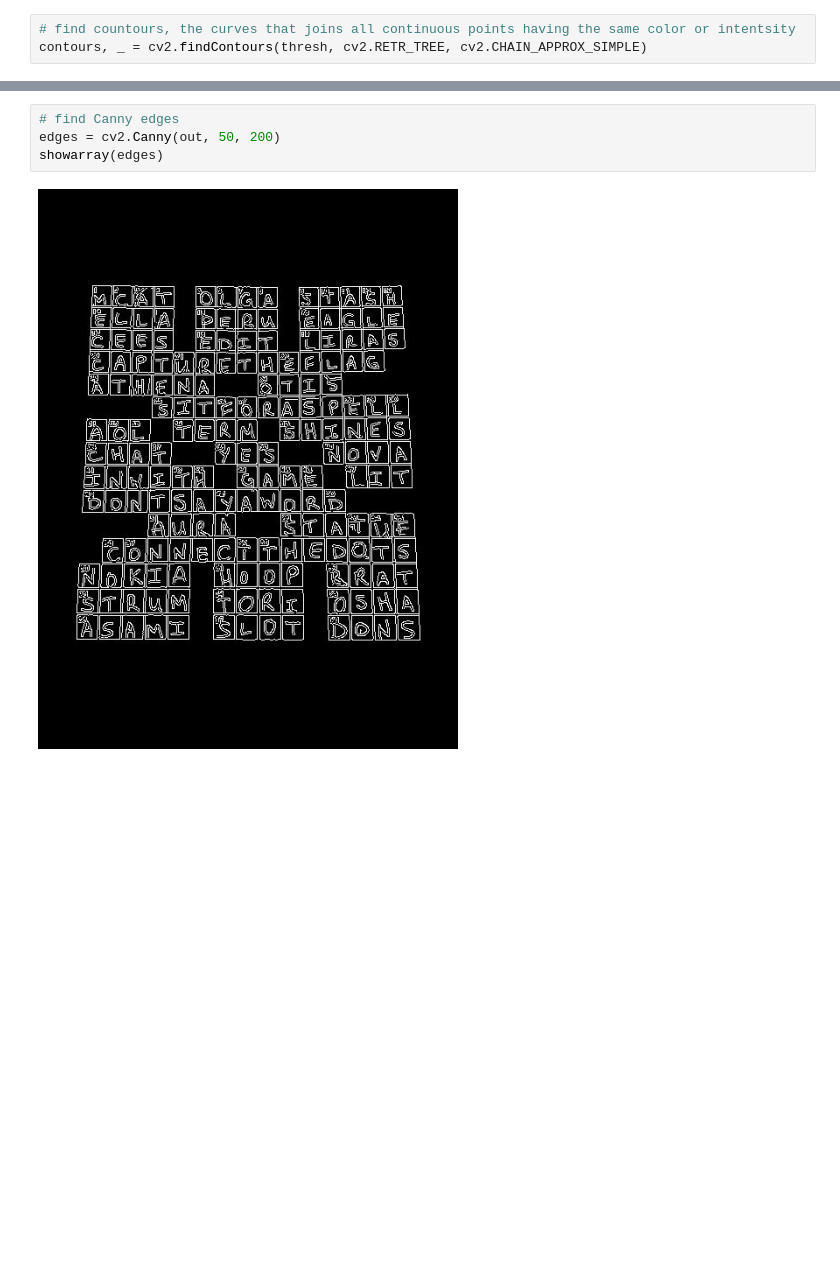
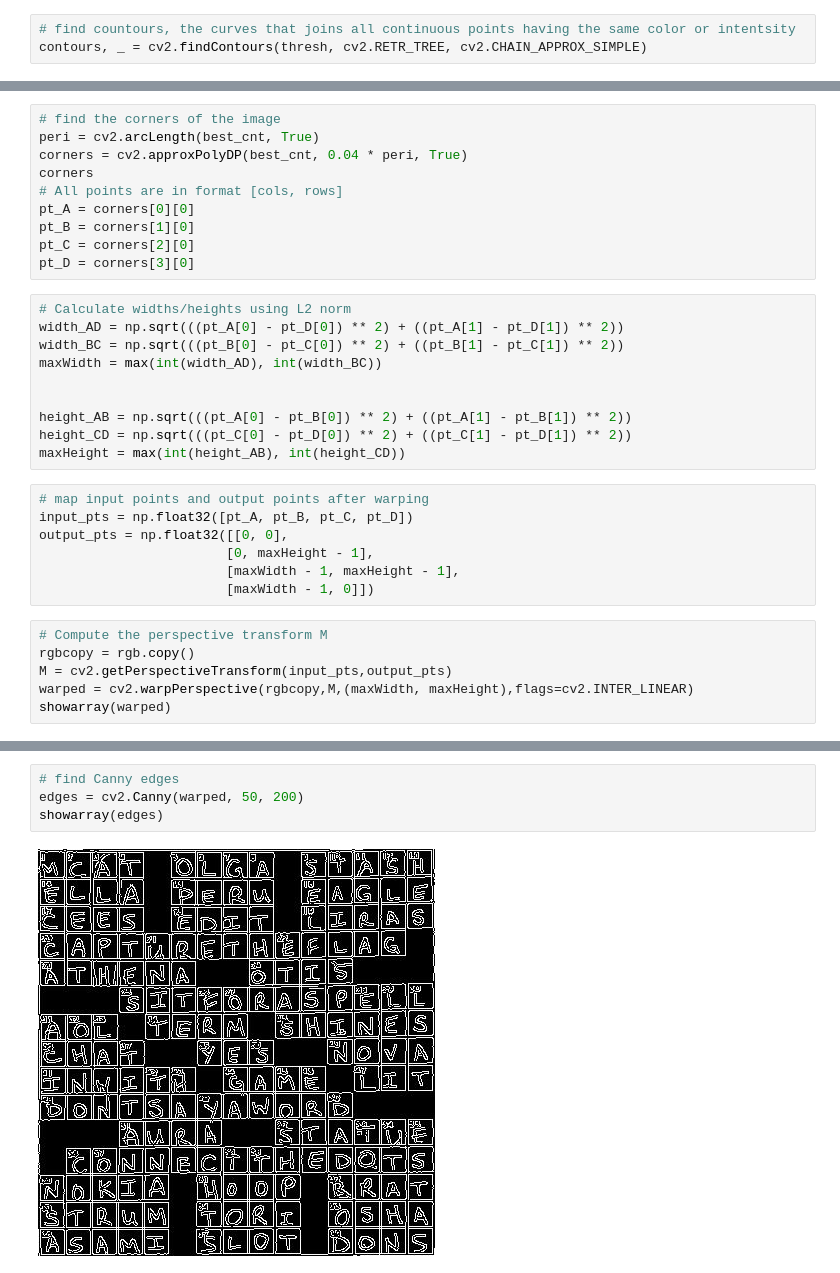
Before and after one commit to bertwagner/nyt_print_crossword_checker, a Jupyter notebook: ml_model/notebooks/10-bw-process-raw-images.ipynb, the cells around one changed output, grey strips where cells are left out. Cells and saved outputs as stored; diff of their text form; blank space fills up the shorter version.

Commit message:
warps image and gets better lines

```diff
--- a/ml_model/notebooks/10-bw-process-raw-images.ipynb
+++ b/ml_model/notebooks/10-bw-process-raw-images.ipynb
@@ -84,0 +70,33 @@ showarray(out)
+# %%
+# find the corners of the image
+peri = cv2.arcLength(best_cnt, True)
+corners = cv2.approxPolyDP(best_cnt, 0.04 * peri, True)
+corners
+# All points are in format [cols, rows]
+pt_A = corners[0][0]
+pt_B = corners[1][0]
+pt_C = corners[2][0]
+pt_D = corners[3][0]
+# %%
+# Calculate widths/heights using L2 norm
+width_AD = np.sqrt(((pt_A[0] - pt_D[0]) ** 2) + ((pt_A[1] - pt_D[1]) ** 2))
+width_BC = np.sqrt(((pt_B[0] - pt_C[0]) ** 2) + ((pt_B[1] - pt_C[1]) ** 2))
+maxWidth = max(int(width_AD), int(width_BC))
+
+
+height_AB = np.sqrt(((pt_A[0] - pt_B[0]) ** 2) + ((pt_A[1] - pt_B[1]) ** 2))
+height_CD = np.sqrt(((pt_C[0] - pt_D[0]) ** 2) + ((pt_C[1] - pt_D[1]) ** 2))
+maxHeight = max(int(height_AB), int(height_CD))
+# %%
+# map input points and output points after warping
+input_pts = np.float32([pt_A, pt_B, pt_C, pt_D])
+output_pts = np.float32([[0, 0],
+                        [0, maxHeight - 1],
+                        [maxWidth - 1, maxHeight - 1],
+                        [maxWidth - 1, 0]])
+# %%
+# Compute the perspective transform M
+rgbcopy = rgb.copy()
+M = cv2.getPerspectiveTransform(input_pts,output_pts)
+warped = cv2.warpPerspective(rgbcopy,M,(maxWidth, maxHeight),flags=cv2.INTER_LINEAR)
+showarray(warped)
@@ -85,7 +105,7 @@ showarray(out)
 # %%
 # find Canny edges
-edges = cv2.Canny(out, 50, 200)
+edges = cv2.Canny(warped, 50, 200)
 showarray(edges)
 # %% [output]
-[figure, old version]
+[figure, new version]
 # %%
```
Also changed, not shown: parts of 6 cells of this notebook.
